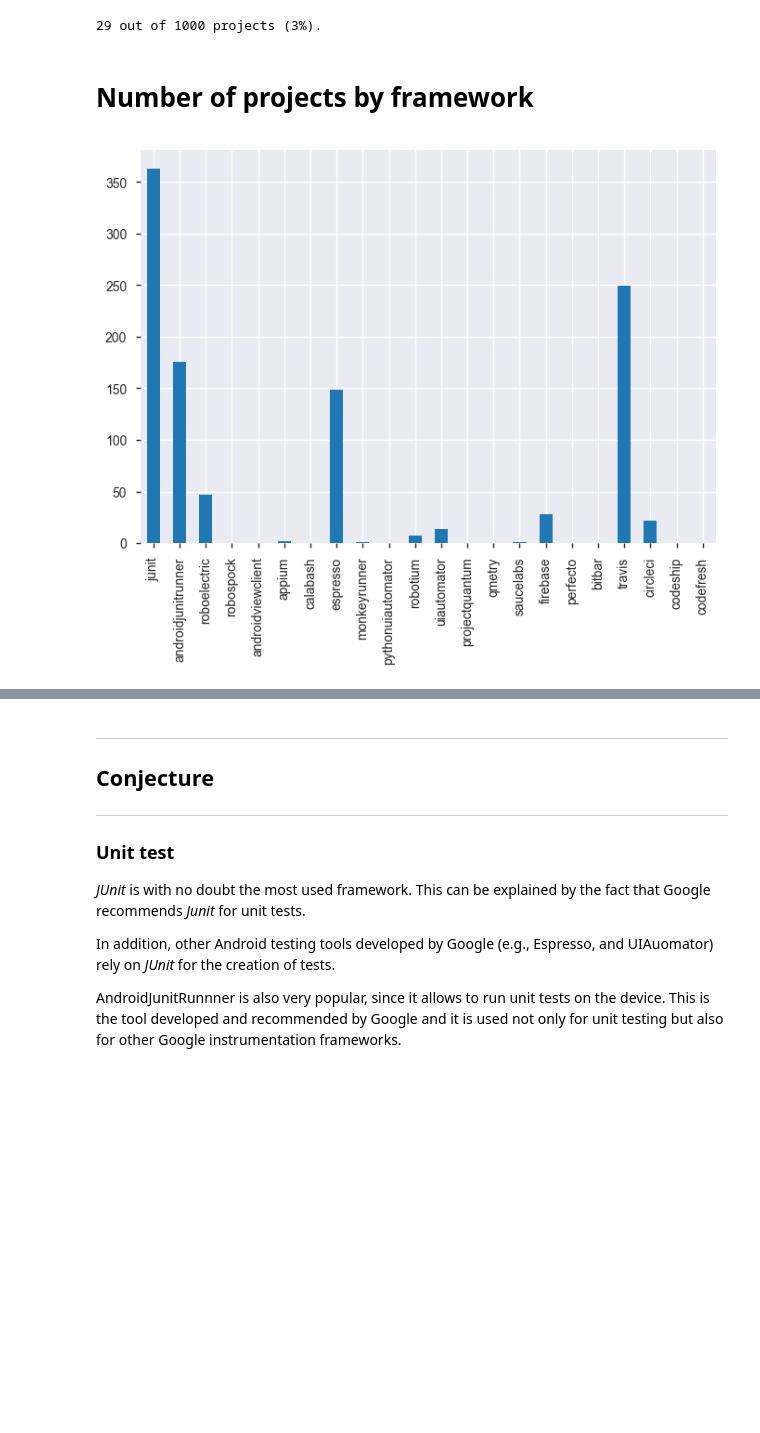
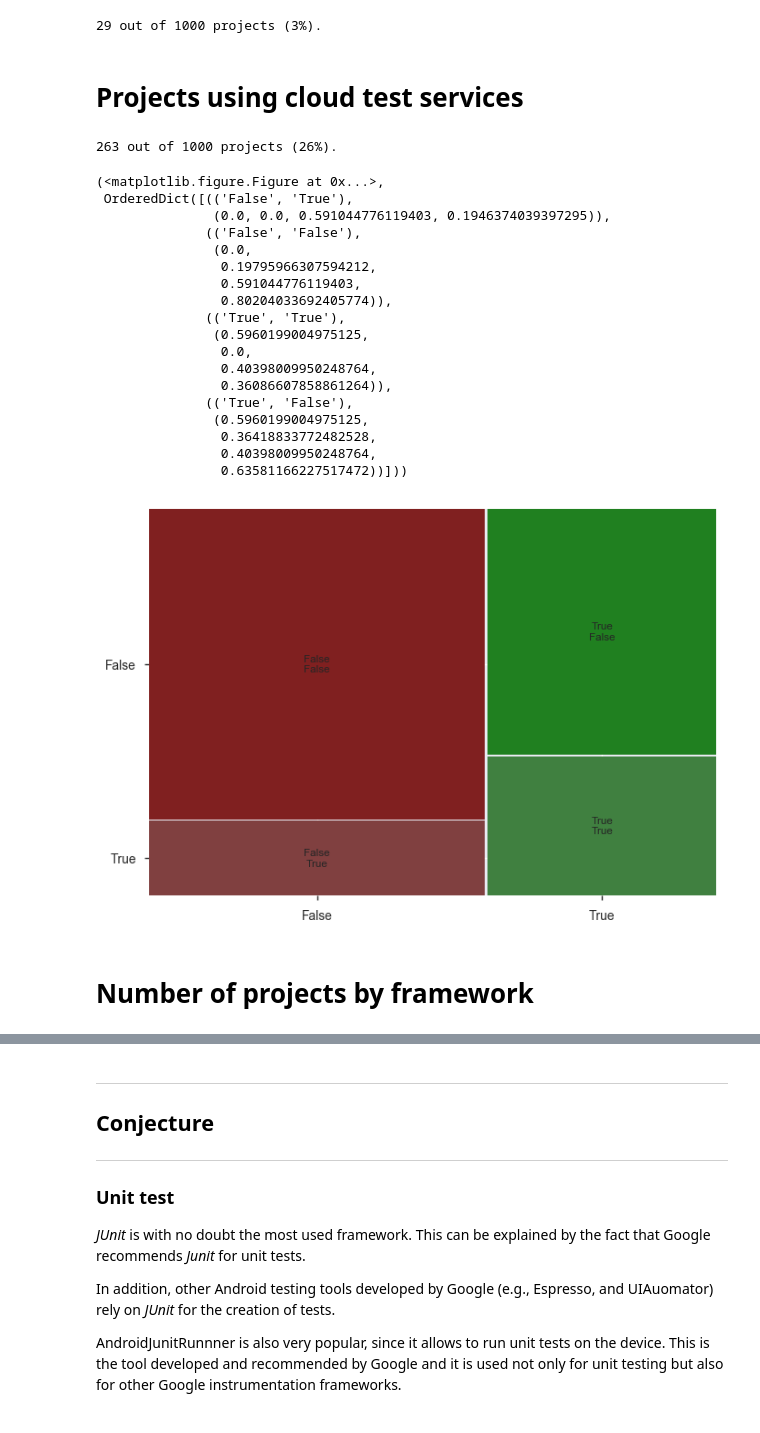
Before and after one commit to luiscruz/android_test_inspector, a Jupyter notebook: exploratory_analysis/1_ea.ipynb, the cells around one changed output, grey strips where cells are left out. Drawn from its saved outputs; the diff is of its cells as text; code cells hidden in the pictures; blank space fills up the shorter version.

```diff
--- a/exploratory_analysis/1_ea.ipynb
+++ b/exploratory_analysis/1_ea.ipynb
@@ -101,7 +97,8 @@ print("{} out of {} projects ({:.0%}).".format(projects_with_tests, total_projec
 # %% [markdown]
 # Projects with unit tests
 # %%
-projects_with_unit_tests = df[unit_test_frameworks].apply(any, axis=1).sum()
+df['unit_tests'] = df[unit_test_frameworks].apply(any, axis=1)
+projects_with_unit_tests = df['unit_tests'].sum()
 print("{} out of {} projects ({:.0%}).".format(projects_with_unit_tests, total_projects, projects_with_unit_tests/total_projects))
 # %% [output]
 392 out of 1000 projects (39%).
@@ -121,11 +118,37 @@ projects_with_cloud_tests = df["cloud_tests"].sum()
 print("{} out of {} projects ({:.0%}).".format(projects_with_cloud_tests, total_projects, projects_with_cloud_tests/total_projects))
 # %% [output]
 29 out of 1000 projects (3%).
+# %% [markdown]
+# Projects using cloud test services
+# %%
+df["ci"] = df[ci_services].apply(any, axis=1)
+projects_with_ci = df["ci"].sum()
+print("{} out of {} projects ({:.0%}).".format(projects_with_ci, total_projects, projects_with_ci/total_projects))
+# %% [output]
+263 out of 1000 projects (26%).
+# %%
+from statsmodels.graphics.mosaicplot import mosaic
+mosaic(df, ["tests", "ci"])
+# NOTE: colors can be avg of stars, contributors, etc.
+# %% [output]
+(<matplotlib.figure.Figure at 0x...>,
+ OrderedDict([(('False', 'True'),
+               (0.0, 0.0, 0.591044776119403, 0.1946374039397295)),
+              (('False', 'False'),
+               (0.0,
+                0.19795966307594212,
+                0.591044776119403,
+                0.80204033692405774)),
+              (('True', 'True'),
+               (0.5960199004975125,
+                0.0,
+                0.40398009950248764,
+                0.36086607858861264)),
+              (('True', 'False'),
+               (0.5960199004975125,
+                0.36418833772482528,
+                0.40398009950248764,
+                0.63581166227517472))]))
+[figure, added]
 # %% [markdown]
 # Number of projects by framework
-# %%
-# f, (ax1, ax2) = plt.subplots(1, 2)
-# pie = df[unit_test_frameworks+ui_automation_frameworks+cloud_test_services].sum().plot(kind='pie', ax=ax1)
-bar = df[unit_test_frameworks+ui_automation_frameworks+cloud_test_services+ci_services].sum().plot(kind='bar')
-# %% [output]
-[figure, removed]
```
Also changed, not shown: parts of 2 cells of this notebook, 1 other file.
